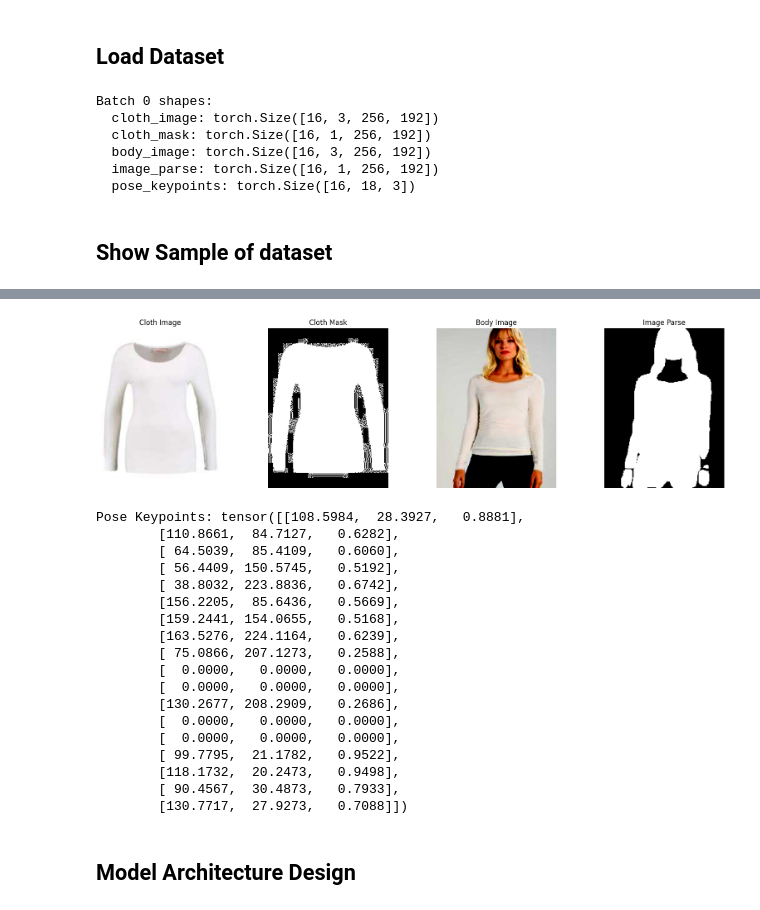
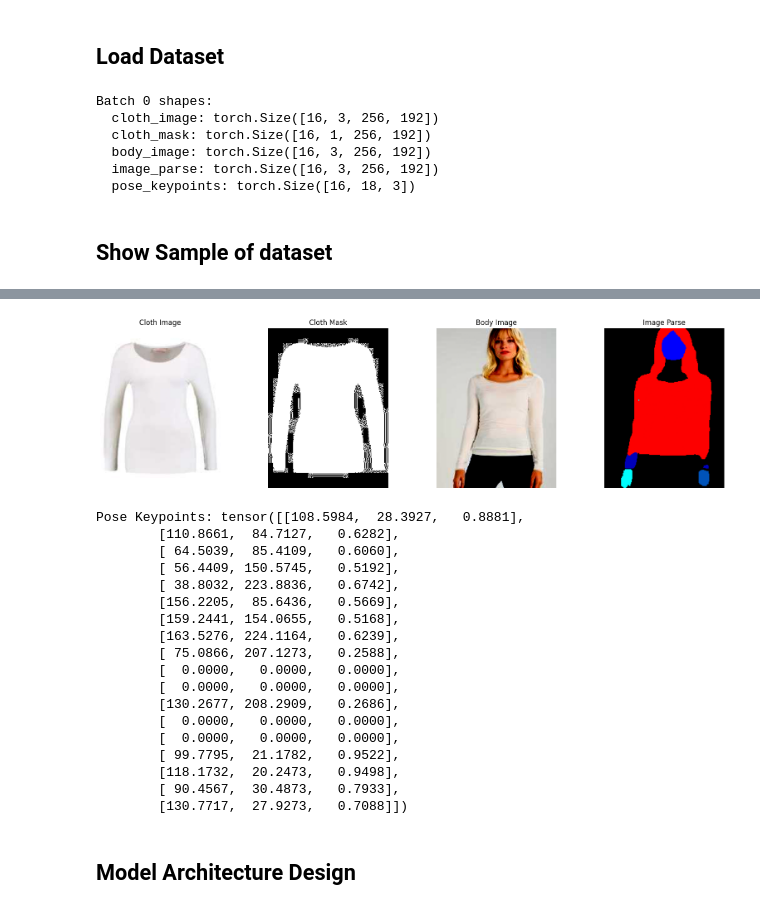
Before and after one commit to HamedDaneshvar/VITON-Composite-Web, a Jupyter notebook: Virtual_try_on.ipynb, the cells around one changed output, grey strips where cells are left out. Drawn from its saved outputs; the diff is of its cells as text; code cells hidden in the pictures.

```diff
--- a/Virtual_try_on.ipynb
+++ b/Virtual_try_on.ipynb
@@ -52,9 +52,9 @@ class VITONDataset(Dataset):
         cloth_image = Image.open(cloth_path).convert('RGB')
         cloth_mask = Image.open(cloth_mask_path).convert('L')  # Convert to single-channel grayscale
         body_image = Image.open(image_path).convert('RGB')
-        image_parse = Image.open(image_parse_path).convert('L')  # Convert segmentation mask to single-channel
-        # # if wanna to load image_parse as 3 channel
-        # image_parse = Image.open(image_parse_path).convert('RGB')
+        # image_parse = Image.open(image_parse_path).convert('L')  # Convert segmentation mask to single-channel
+        # if wanna to load image_parse as 3 channel
+        image_parse = Image.open(image_parse_path).convert('RGB')
 
         # Load and parse pose keypoints
         with open(pose_path, 'r') as f:
@@ -67,10 +67,10 @@ class VITONDataset(Dataset):
             cloth_mask = transforms.ToTensor()(cloth_mask)  # Convert mask to tensor
             cloth_mask = (cloth_mask > 0).float()  # Ensure mask values are 0 or 1
             body_image = self.transform(body_image)
-            image_parse = transforms.ToTensor()(image_parse)  # Convert parse mask to tensor
-            image_parse = (image_parse > 0).float()  # Binary segmentation mask
-            # # if wanna to load image_parse as 3 channel
-            # image_parse = self.transform(image_parse)
+            # image_parse = transforms.ToTensor()(image_parse)  # Convert parse mask to tensor
+            # image_parse = (image_parse > 0).float()  # Binary segmentation mask
+            # if wanna to load image_parse as 3 channel
+            image_parse = self.transform(image_parse)
 
         return {
             'cloth_image': cloth_image,
@@ -111,7 +111,7 @@ Batch 0 shapes:
   cloth_image: torch.Size([16, 3, 256, 192])
   cloth_mask: torch.Size([16, 1, 256, 192])
   body_image: torch.Size([16, 3, 256, 192])
-  image_parse: torch.Size([16, 1, 256, 192])
+  image_parse: torch.Size([16, 3, 256, 192])
   pose_keypoints: torch.Size([16, 18, 3])
 # %% [markdown]
 ## Show Sample of dataset
@@ -122,9 +122,9 @@ def show_sample(dataset, idx):
     cloth_image = sample['cloth_image'].permute(1, 2, 0).numpy()  # [C, H, W] to [H, W, C]
     cloth_mask = sample['cloth_mask'].squeeze(0).numpy()  # Remove channel dimension
     body_image = sample['body_image'].permute(1, 2, 0).numpy()  # [C, H, W] to [H, W, C]
-    image_parse = sample['image_parse'].squeeze(0).numpy()  # Remove channel dimension for mask
-    # # if wanna to load image_parse as 3 channel
-    # image_parse = sample['image_parse'].permute(1, 2, 0).numpy()  # [C, H, W] to [H, W, C]
+    # image_parse = sample['image_parse'].squeeze(0).numpy()  # Remove channel dimension for mask
+    # if wanna to load image_parse as 3 channel
+    image_parse = sample['image_parse'].permute(1, 2, 0).numpy()  # [C, H, W] to [H, W, C]
     pose_keypoints = sample['pose_keypoints']  # Pose keypoints are tensors
 
     fig, axs = plt.subplots(1, 4, figsize=(20, 5))
@@ -138,9 +138,9 @@ def show_sample(dataset, idx):
     axs[2].imshow(body_image)
     axs[2].set_title('Body Image')
 
-    axs[3].imshow(image_parse, cmap='gray')
-    # # if wanna to load image_parse as 3 channel
-    # axs[3].imshow(image_parse)
+    # axs[3].imshow(image_parse, cmap='gray')
+    # if wanna to load image_parse as 3 channel
+    axs[3].imshow(image_parse)
     axs[3].set_title('Image Parse')
 
     for ax in axs:
@@ -157,4 +158,4 @@ WARNING:matplotlib.image:Clipping input data to the valid range for imshow with
-[figure, old version]
+[figure, new version]
 Pose Keypoints: tensor([[108.5984,  28.3927,   0.8881],
         [110.8661,  84.7127,   0.6282],
         [ 64.5039,  85.4109,   0.6060],
```
Also changed, not shown: parts of 2 cells of this notebook, 1 other file.
